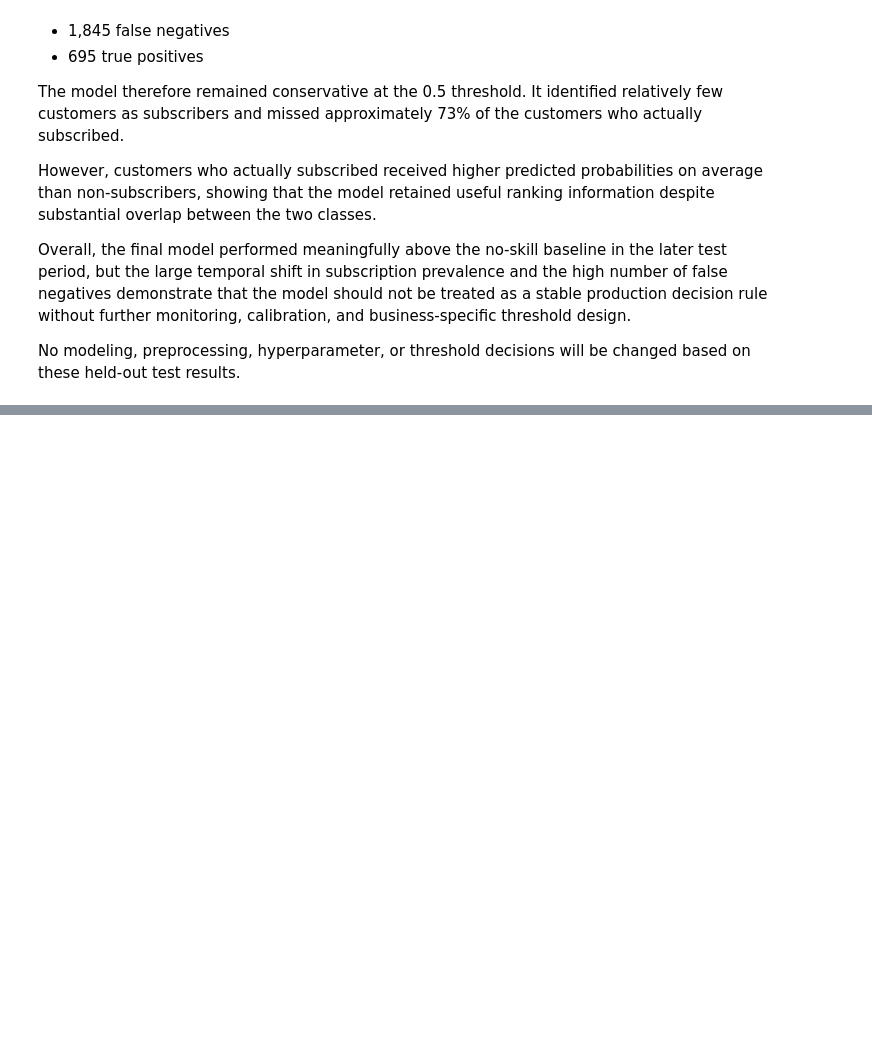
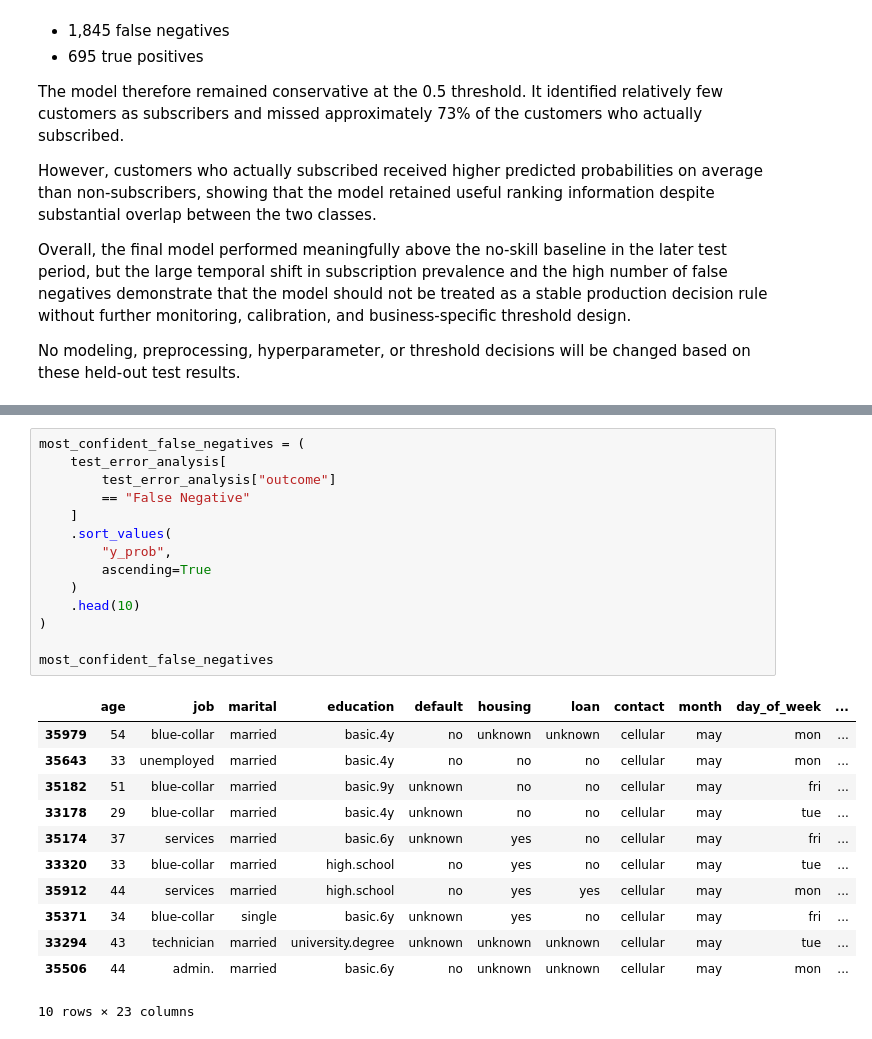
Before and after one commit to NourhanFarag/bank-marketing-subscription-prediction, a Jupyter notebook: notebooks/01_bank_marketing_analysis.ipynb, the cells around one changed output, grey strips where cells are left out. Drawn from its saved outputs; the diff is of its cells as text; blank space fills up the shorter version.

```diff
--- a/notebooks/01_bank_marketing_analysis.ipynb
+++ b/notebooks/01_bank_marketing_analysis.ipynb
@@ -3355,0 +3440,27 @@ No modeling, preprocessing, hyperparameter, or threshold decisions will be chang
+# %%
+most_confident_false_negatives = (
+    test_error_analysis[
+        test_error_analysis["outcome"]
+        == "False Negative"
+    ]
+    .sort_values(
+        "y_prob",
+        ascending=True
+    )
+    .head(10)
+)
+
+most_confident_false_negatives
+# %% [output]
+|  | age | job | marital | education | default | housing | loan | contact | month | day_of_week | ... |
+| 35979 | 54 | blue-collar | married | basic.4y | no | unknown | unknown | cellular | may | mon | ... |
+| 35643 | 33 | unemployed | married | basic.4y | no | no | no | cellular | may | mon | ... |
+| 35182 | 51 | blue-collar | married | basic.9y | unknown | no | no | cellular | may | fri | ... |
+| 33178 | 29 | blue-collar | married | basic.4y | unknown | no | no | cellular | may | tue | ... |
+| 35174 | 37 | services | married | basic.6y | unknown | yes | no | cellular | may | fri | ... |
+| 33320 | 33 | blue-collar | married | high.school | no | yes | no | cellular | may | tue | ... |
+| 35912 | 44 | services | married | high.school | no | yes | yes | cellular | may | mon | ... |
+| 35371 | 34 | blue-collar | single | basic.6y | unknown | yes | no | cellular | may | fri | ... |
+| 33294 | 43 | technician | married | university.degree | unknown | unknown | unknown | cellular | may | tue | ... |
+| 35506 | 44 | admin. | married | basic.6y | no | unknown | unknown | cellular | may | mon | ... |
+10 rows × 23 columns
```
Also changed, not shown: parts of 20 cells of this notebook.
